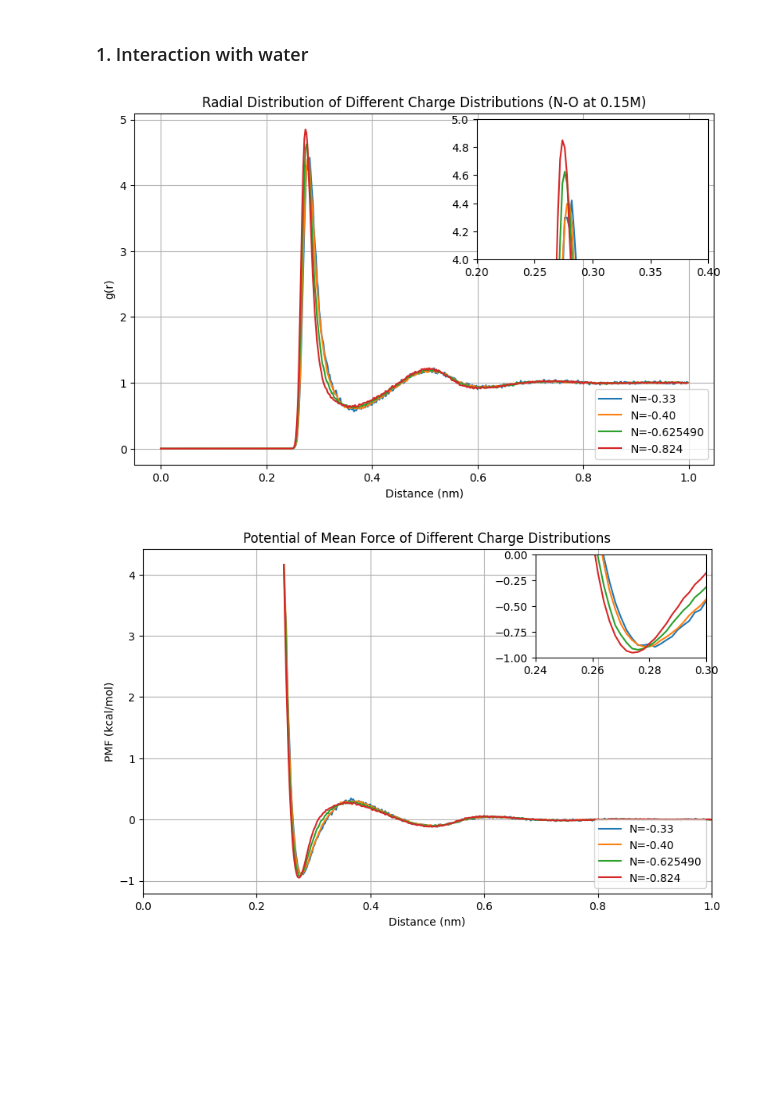
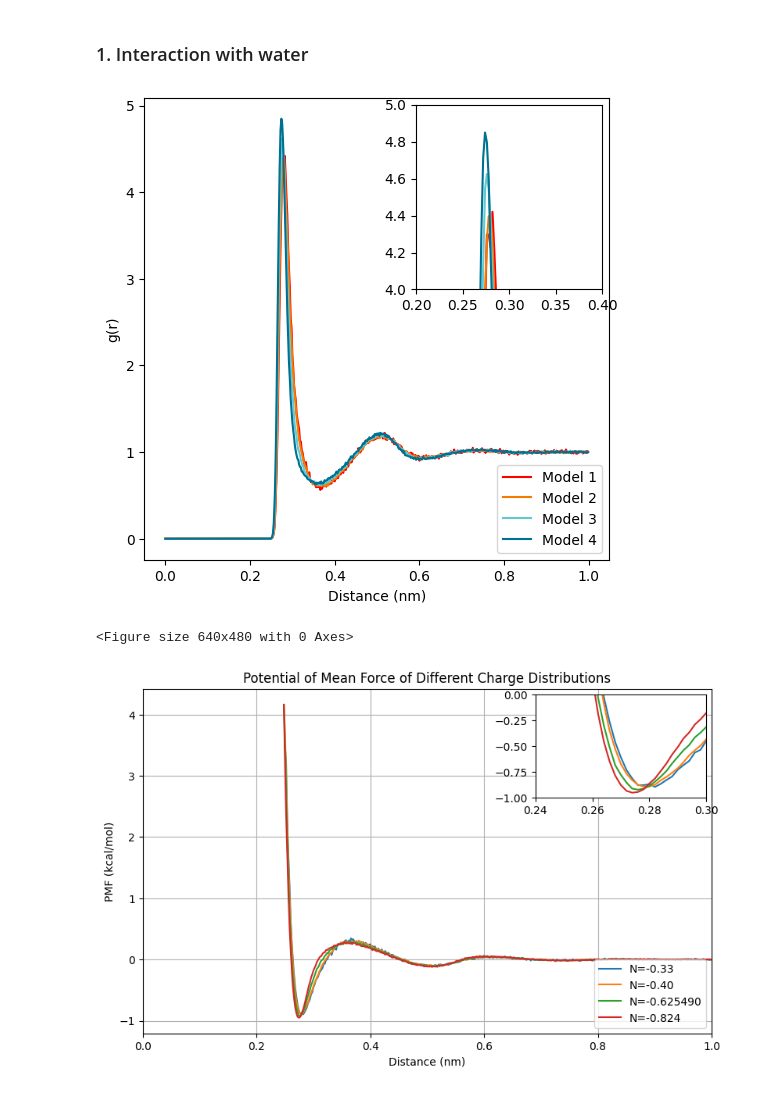
Before and after one commit to Heiley-W/project, a Jupyter notebook: RDF-analysis.ipynb, the cells around one changed output. Cells and saved outputs as stored; diff of their text form; code cells hidden in the pictures; blank space fills up the shorter version.

Commit message:
Update plots

```diff
--- a/RDF-analysis.ipynb
+++ b/RDF-analysis.ipynb
@@ -11,18 +11,15 @@ k = 1.380649e-23
 T = 303.15
 
 def plot_settings(title):
-    plt.figure(figsize=(8,5))
-    plt.grid()
-    plt.tight_layout()
+    plt.figure(figsize=(6,6))
     plt.xlabel('Distance (nm)')
     plt.ylabel('g(r)')
-    plt.title(f"{title}")
 
-def plt_plot(name, label):
+def plt_plot(name, label,col):
     data = np.loadtxt(f"{name}",skiprows=25)
     x = data[:, 0]
     y = data[:, 1]
-    plt.plot(x,y,label = f"{label}")
+    plt.plot(x,y,label = f"{label}", color = f"{col}")
 
 def plt_plot_cn(name,name_cn, label):
     data = np.loadtxt(f"{name}",skiprows=25)
@@ -113,27 +110,29 @@ def occupancy(file,label):
 ### 1. Interaction with water
 # %%
 plot_settings("Radial Distribution of Different Charge Distributions (N-O at 0.15M)")
-plt_plot('rdf/nh4cl-rdf/rdf_0.15M-nh4-o.xvg', "N=-0.33")
-plt_plot('rdf/charge1/rdf_n-o.xvg', "N=-0.40")
-plt_plot('rdf/charge2/rdf_n-o.xvg', "N=-0.625490")
-plt_plot('rdf/charge3/rdf_n-o.xvg', "N=-0.824")
+plt_plot('rdf/nh4cl-rdf/rdf_0.15M-nh4-o.xvg', "Model 1","red")
+plt_plot('rdf/charge1/rdf_n-o.xvg', "Model 2","#f47a00")
+plt_plot('rdf/charge2/rdf_n-o.xvg', "Model 3","#62c8d3")
+plt_plot('rdf/charge3/rdf_n-o.xvg', "Model 4","#007191")
 plt.legend(loc='lower right')
 
 axins = inset_axes(plt.gca(), width="40%", height="40%", loc='upper right')
 axins.set_xlim(0.2, 0.4)
 axins.set_ylim(4, 5)
-for name, label in [('rdf/nh4cl-rdf/rdf_0.15M-nh4-o.xvg', "N=-0.33"),
-                    ('rdf/charge1/rdf_n-o.xvg', "N=-0.40"),
-                    ('rdf/charge2/rdf_n-o.xvg', "N=-0.625490"),
-                    ('rdf/charge3/rdf_n-o.xvg', "N=-0.824")]:
+for name, label,col in [('rdf/nh4cl-rdf/rdf_0.15M-nh4-o.xvg', "Model 1","red"),
+                    ('rdf/charge1/rdf_n-o.xvg', "Model 2","#f47a00"),
+                    ('rdf/charge2/rdf_n-o.xvg', "Model 3","#62c8d3"),
+                    ('rdf/charge3/rdf_n-o.xvg', "Model 4","#007191")]:
     data = np.loadtxt(f"{name}", skiprows=25)
     x = data[:, 0]
     y = data[:, 1]
-    axins.plot(x, y)
+    axins.plot(x, y,color=f"{col}")
 
 plt.show()
+plt.savefig('/Users/heiley/Desktop/SURP/poster/figures/diff-charge-rdf.png', dpi=500)
 # %% [output]
-[figure, old version]
+[figure, new version]
+<Figure size 640x480 with 0 Axes>
 # %%
 plot_settings("Potential of Mean Force of Different Charge Distributions")
 plt.ylabel("PMF (kcal/mol)")
```
